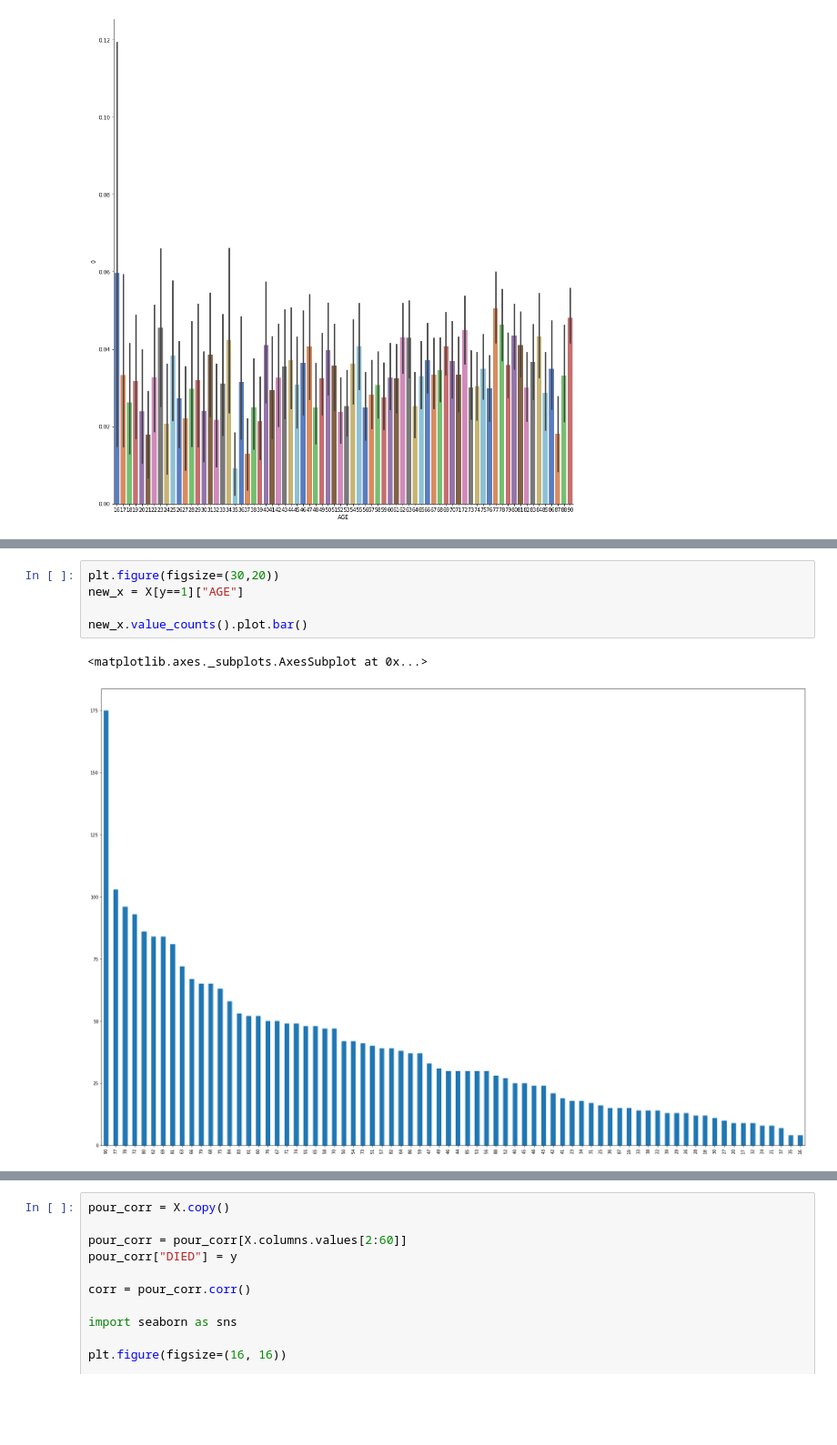
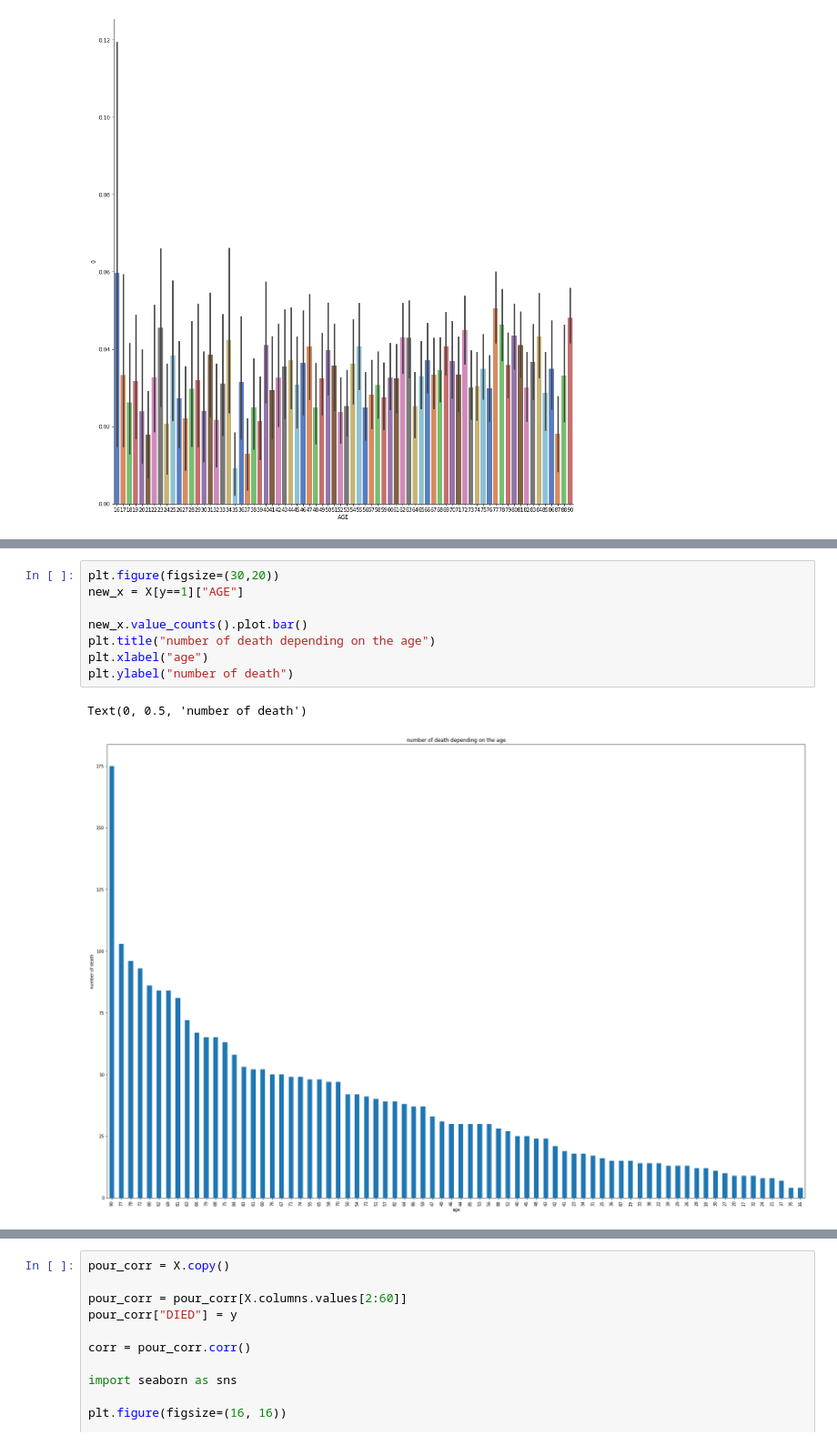
Before and after one commit to lyshuga/DataCamp, a Jupyter notebook: TP3-black.ipynb, the cells around one changed output, grey strips where cells are left out. Shown at 91% size. Saved outputs shown, nothing was run; the diff lists cells and outputs as text; blank space fills up the shorter version.

```diff
--- a/TP3-black.ipynb
+++ b/TP3-black.ipynb
@@ -789,11 +776,14 @@ X["AGE"].value_counts().plot.bar()
 # %%
 plt.figure(figsize=(30,20))
 new_x = X[y==1]["AGE"]
 
 new_x.value_counts().plot.bar()
+plt.title("number of death depending on the age")
+plt.xlabel("age")
+plt.ylabel("number of death")
 # %% [output]
-<matplotlib.axes._subplots.AxesSubplot at 0x...>
+Text(0, 0.5, 'number of death')
-[figure, old version]
+[figure, new version]
 # %%
 groups = [X[X['AGE'] <=30].shape[0], X[(X['AGE'] > 30) | (X['AGE'] <= 45)].shape[0], X[(X['AGE'] > 45) | (X['AGE'] <= 60)].shape[0], X[X['AGE'] > 60].shape[0]]
 group_names = ["From 16 to 30", "From 30 to 45", "From 45 to 60", "From 60"]
```
Also changed, not shown: parts of 7 cells of this notebook.
